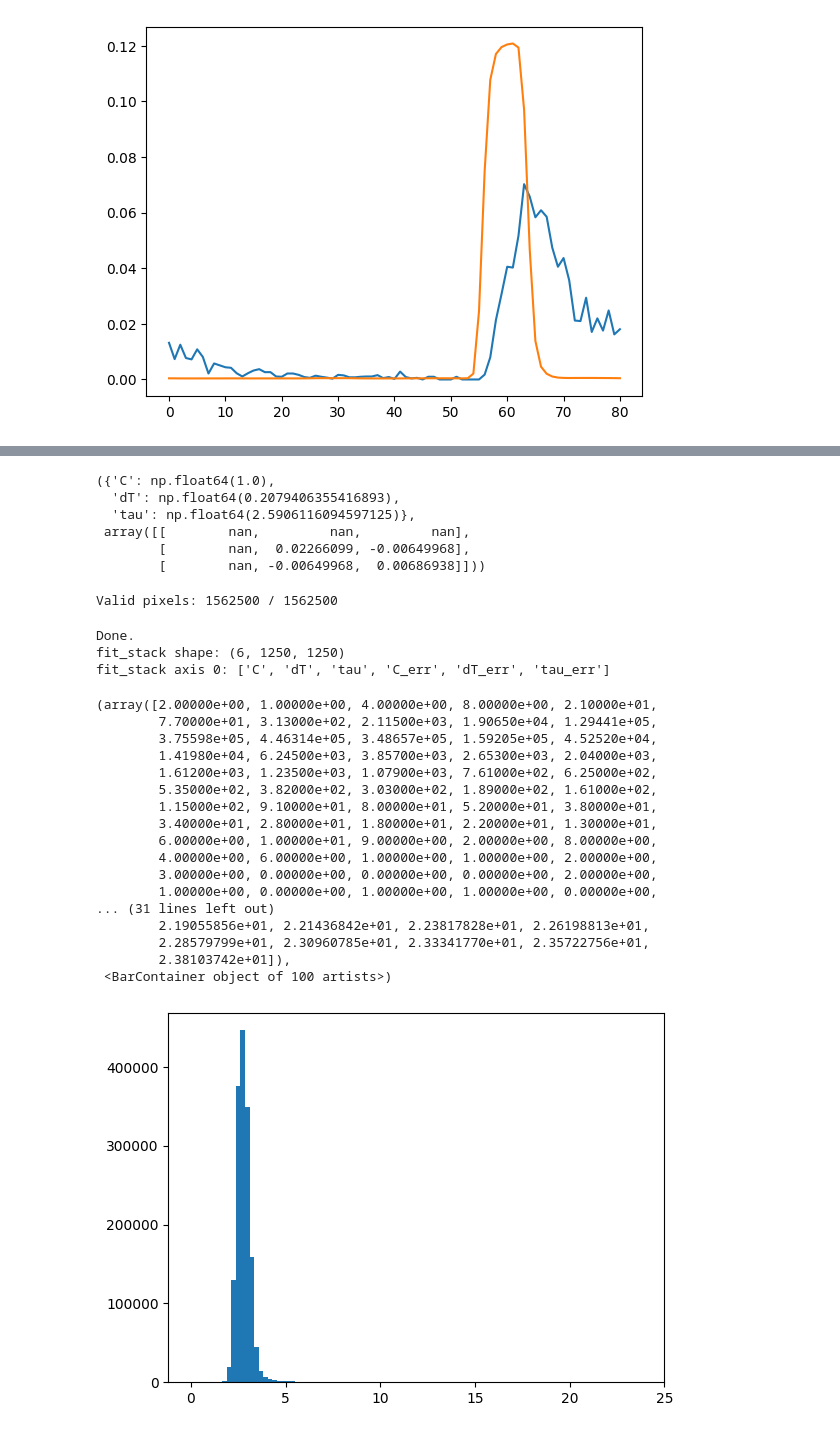
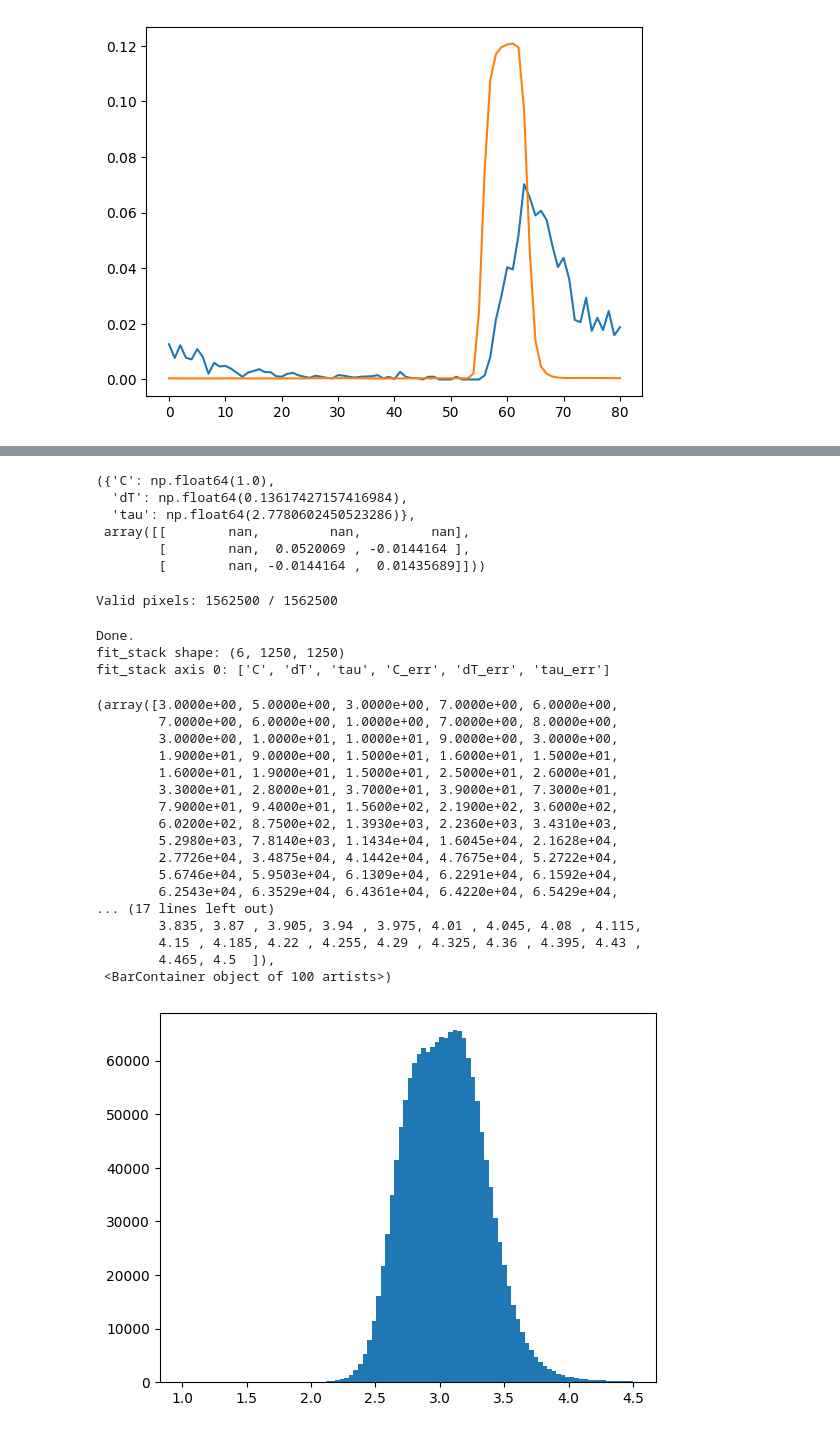
Before and after one commit to VicidominiLab/BrightEyes-Flim, a Jupyter notebook: example notebooks/LaminaTubolin_fit_UNFINISHED.ipynb, the cells around one changed output, grey strips where cells are left out. Cells and saved outputs as stored; diff of their text form; code cells hidden in the pictures.

```diff
--- a/example notebooks/LaminaTubolin_fit_UNFINISHED.ipynb
+++ b/example notebooks/LaminaTubolin_fit_UNFINISHED.ipynb
@@ -197,21 +213,21 @@ res=Alignment.perform_fit_data(
     data=data_px,
     irf=irf_summed,
     period=laser_period_ns,
-    initial_tau=1,
-    initial_dT=1,
-    initial_C=1,
-    mode="irf_shift",
-    fit_type="circular",
+    initial_tau=None,
+    initial_dT=None,
+    initial_C=None,
+    mode="model_shift",
+    fit_type="likelihood",
     force_C_normalized=True,
 )
 res
 # %% [output]
 ({'C': np.float64(1.0),
-  'dT': np.float64(0.2079406355416893),
-  'tau': np.float64(2.5906116094597125)},
+  'dT': np.float64(0.13617427157416984),
+  'tau': np.float64(2.7780602450523286)},
  array([[        nan,         nan,         nan],
-        [        nan,  0.02266099, -0.00649968],
-        [        nan, -0.00649968,  0.00686938]]))
+        [        nan,  0.0520069 , -0.0144164 ],
+        [        nan, -0.0144164 ,  0.01435689]]))
 # %%
 import numpy as np
 from joblib import Parallel, delayed
@@ -222,12 +238,12 @@ from tqdm.auto import tqdm
 # User parameters
 # -----------------------------
 
-initial_tau = 1.0
-initial_dT = 1.0
-initial_C = 1.0
+initial_tau = None
+initial_dT = None
+initial_C = None
 
-mode = "irf_shift"
-fit_type = "circular"
+mode = "model_shift"
+fit_type = "likelihood"
 force_C_normalized = True
 
 # Number of parallel workers.
@@ -410,26 +426,26 @@ fit_stack axis 0: ['C', 'dT', 'tau', 'C_err', 'dT_err', 'tau_err']
 # %%
 tau=fit_maps["tau"]
 # %%
-plt.hist(tau.flatten(),bins=100)
+plt.hist(tau.flatten(),bins=100, range=[1.,4.5])
 # %% [output]
-(array([2.00000e+00, 1.00000e+00, 4.00000e+00, 8.00000e+00, 2.10000e+01,
-        7.70000e+01, 3.13000e+02, 2.11500e+03, 1.90650e+04, 1.29441e+05,
-        3.75598e+05, 4.46314e+05, 3.48657e+05, 1.59205e+05, 4.52520e+04,
-        1.41980e+04, 6.24500e+03, 3.85700e+03, 2.65300e+03, 2.04000e+03,
-        1.61200e+03, 1.23500e+03, 1.07900e+03, 7.61000e+02, 6.25000e+02,
-        5.35000e+02, 3.82000e+02, 3.03000e+02, 1.89000e+02, 1.61000e+02,
-        1.15000e+02, 9.10000e+01, 8.00000e+01, 5.20000e+01, 3.80000e+01,
-        3.40000e+01, 2.80000e+01, 1.80000e+01, 2.20000e+01, 1.30000e+01,
-        6.00000e+00, 1.00000e+01, 9.00000e+00, 2.00000e+00, 8.00000e+00,
-        4.00000e+00, 6.00000e+00, 1.00000e+00, 1.00000e+00, 2.00000e+00,
-        3.00000e+00, 0.00000e+00, 0.00000e+00, 0.00000e+00, 2.00000e+00,
-        1.00000e+00, 0.00000e+00, 1.00000e+00, 1.00000e+00, 0.00000e+00,
-... (31 lines left out)
-        2.19055856e+01, 2.21436842e+01, 2.23817828e+01, 2.26198813e+01,
-        2.28579799e+01, 2.30960785e+01, 2.33341770e+01, 2.35722756e+01,
-        2.38103742e+01]),
+(array([3.0000e+00, 5.0000e+00, 3.0000e+00, 7.0000e+00, 6.0000e+00,
+        7.0000e+00, 6.0000e+00, 1.0000e+00, 7.0000e+00, 8.0000e+00,
+        3.0000e+00, 1.0000e+01, 1.0000e+01, 9.0000e+00, 3.0000e+00,
+        1.9000e+01, 9.0000e+00, 1.5000e+01, 1.6000e+01, 1.5000e+01,
+        1.6000e+01, 1.9000e+01, 1.5000e+01, 2.5000e+01, 2.6000e+01,
+        3.3000e+01, 2.8000e+01, 3.7000e+01, 3.9000e+01, 7.3000e+01,
+        7.9000e+01, 9.4000e+01, 1.5600e+02, 2.1900e+02, 3.6000e+02,
+        6.0200e+02, 8.7500e+02, 1.3930e+03, 2.2360e+03, 3.4310e+03,
+        5.2980e+03, 7.8140e+03, 1.1434e+04, 1.6045e+04, 2.1628e+04,
+        2.7726e+04, 3.4875e+04, 4.1442e+04, 4.7675e+04, 5.2722e+04,
+        5.6746e+04, 5.9503e+04, 6.1309e+04, 6.2291e+04, 6.1592e+04,
+        6.2543e+04, 6.3529e+04, 6.4361e+04, 6.4220e+04, 6.5429e+04,
+... (17 lines left out)
+        3.835, 3.87 , 3.905, 3.94 , 3.975, 4.01 , 4.045, 4.08 , 4.115,
+        4.15 , 4.185, 4.22 , 4.255, 4.29 , 4.325, 4.36 , 4.395, 4.43 ,
+        4.465, 4.5  ]),
  <BarContainer object of 100 artists>)
-[figure, old version]
+[figure, new version]
 # %%
 plt.imshow(tau,vmin=1,vmax=5)
 # %% [output]
```
Also changed, not shown: parts of 10 cells of this notebook, 12 other files.
